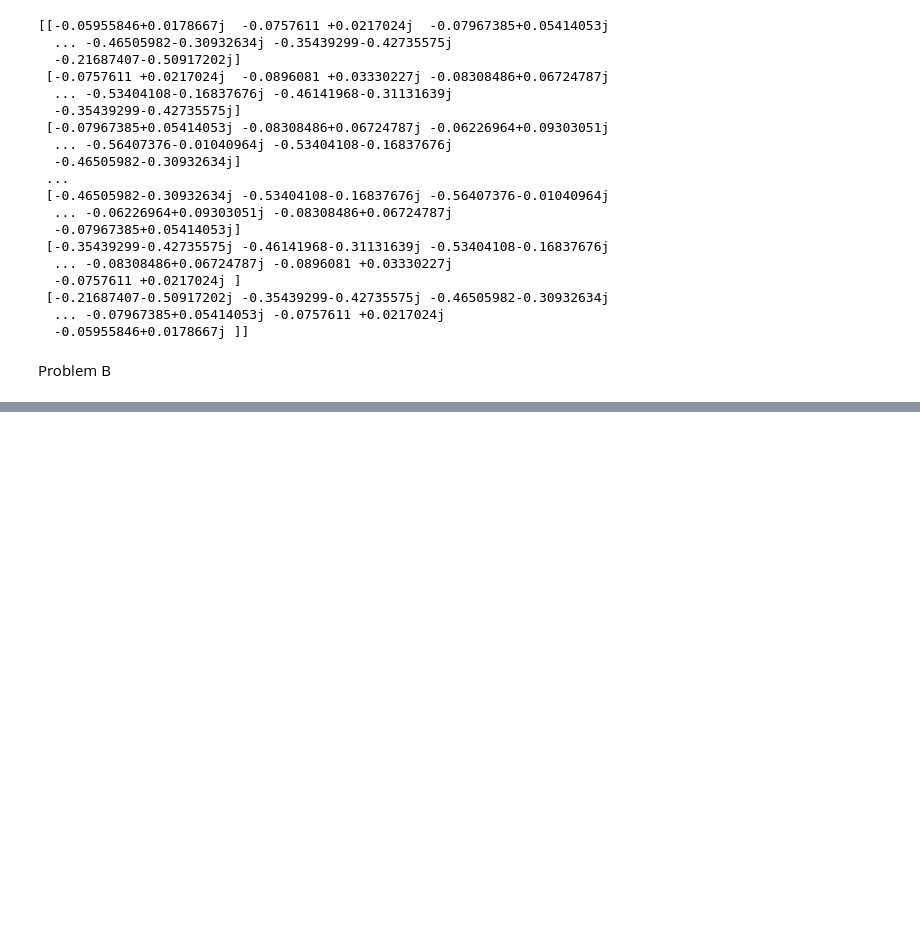
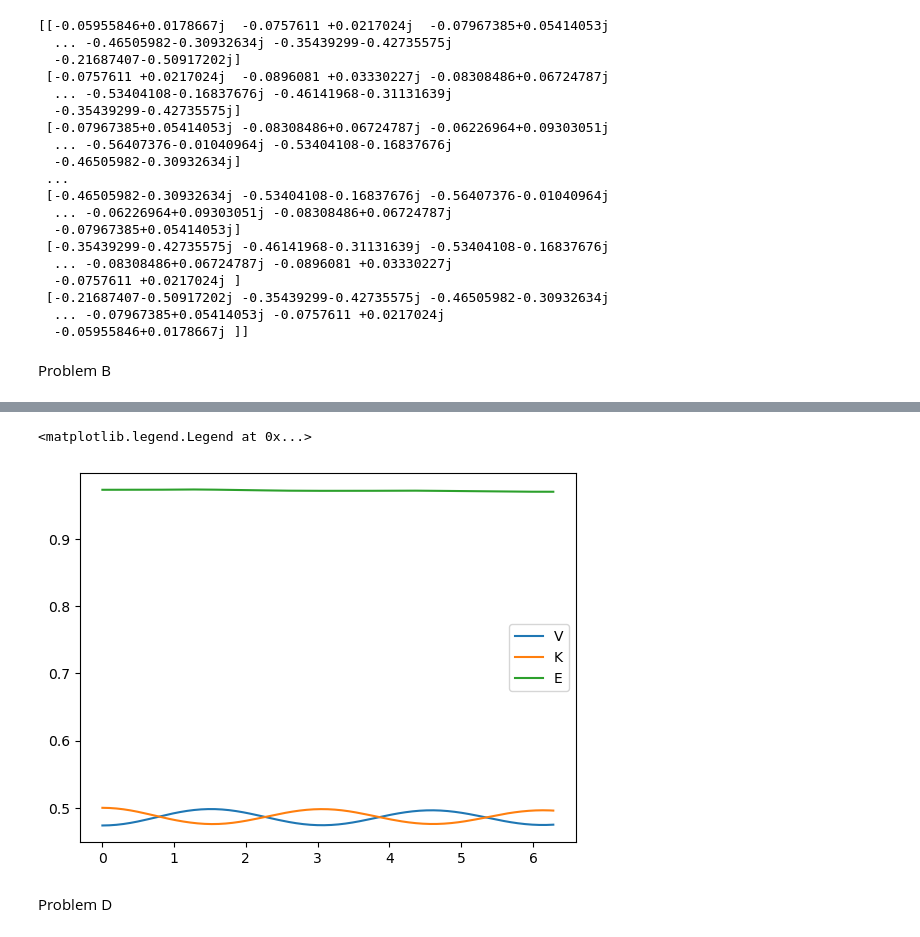
Before and after one commit to kany-e/phys142_kye, a Jupyter notebook: assignments/PHYS142_HW1.ipynb, the cells around one changed output, grey strips where cells are left out. Drawn from its saved outputs; the diff is of its cells as text; code cells hidden in the pictures; blank space fills up the shorter version.

```diff
--- a/assignments/PHYS142_HW1.ipynb
+++ b/assignments/PHYS142_HW1.ipynb
@@ -81,0 +102,33 @@ print(deltax * np.sum(np.abs(finaldense)**2))
+# %%
+#initialize needed arrays for plotting
+ntdense = inidense.copy()
+V = np.zeros((129), dtype = np.float64)
+K = V.copy()
+E = V.copy()
+# %%
+for n in range (129):
+
+    #Potential
+    V[n] = sum(0.5 * deltax * (x_pos ** 2) * (np.abs(ntdense) ** 2))
+
+    #Kinetic
+    #Approximate the derivative of the propagated wavefunction
+    #at x_i by taking the slope between two points (x_i+1, x_i-1)
+    der = np.gradient(ntdense, deltax)
+    K[n] = h_bar ** 2 / 2 * sum(deltax * np.abs(der) ** 2)
+
+    #Total energy
+    E[n] = V[n] + K[n]
+
+    #propagated wavefunction by one timestep
+    ntdense = deltax * K_eps @ ntdense
+# %%
+plt.plot(time, V, label = 'V')
+plt.plot(time, K, label = 'K')
+plt.plot(time, E, label = 'E')
+plt.legend()
+# %% [output]
+<matplotlib.legend.Legend at 0x...>
+[figure, added]
+# %% [markdown]
+Problem D
```
Also changed, not shown: parts of 7 cells of this notebook.
